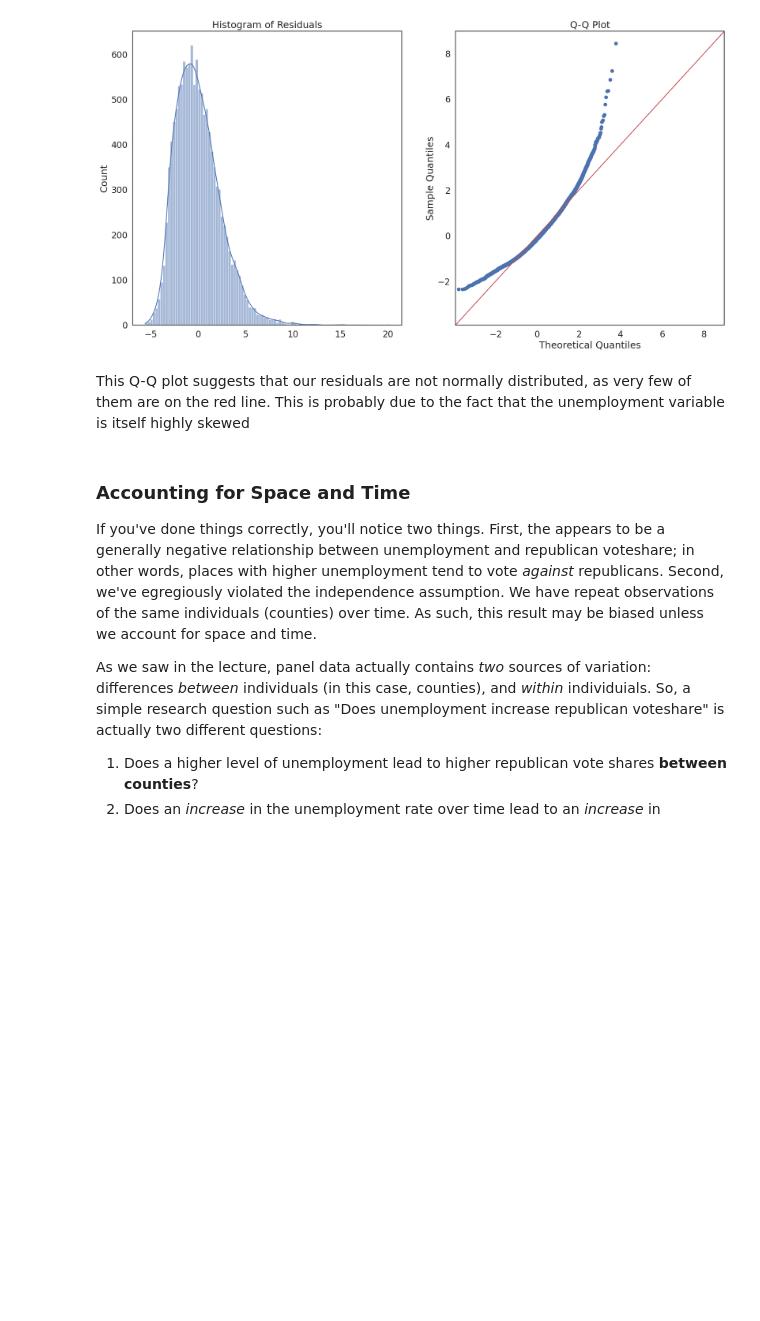
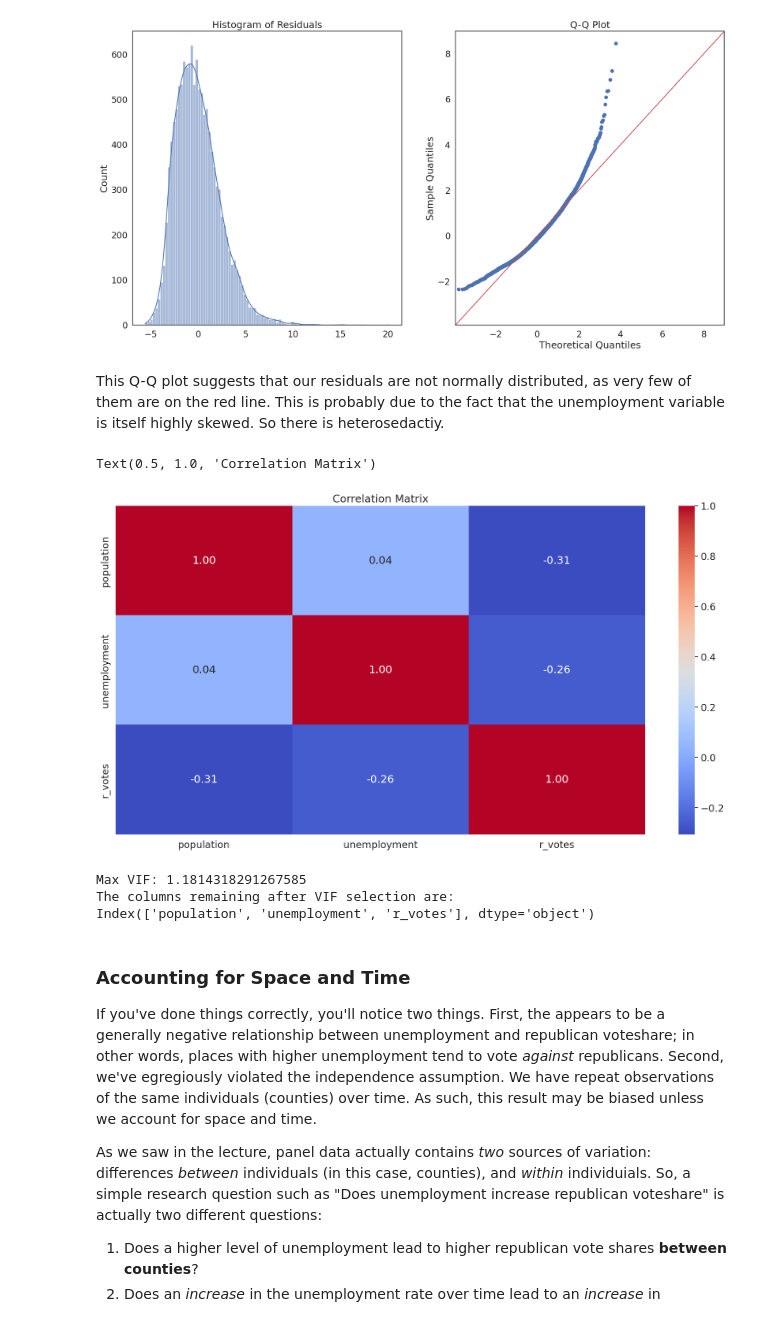
Before and after one commit to camilletulipe06-wq/QM-2, a Jupyter notebook: notebooks/W08. Diff-in-Diff.ipynb, the cells around one changed output. Drawn from its saved outputs; the diff is of its cells as text; code cells hidden in the pictures; blank space fills up the shorter version.

```diff
--- a/notebooks/W08. Diff-in-Diff.ipynb
+++ b/notebooks/W08. Diff-in-Diff.ipynb
@@ -174,4 +176,16 @@ plt.show()
 # %% [output]
 [figure]
 # %% [markdown]
-This Q-Q plot suggests that our residuals are not normally distributed, as very few of them are on the red line. This is probably due to the fact that the unemployment variable is itself highly skewed
+This Q-Q plot suggests that our residuals are not normally distributed, as very few of them are on the red line. This is probably due to the fact that the unemployment variable is itself highly skewed. So there is heterosedactiy.
+# %%
+# correlation matrix
+
+sns.heatmap(df_c[['population','unemployment','r_votes']].corr(),
+            annot=True,
+            fmt=".2f",
+            cmap='coolwarm')
+
+plt.title('Correlation Matrix')
+# %% [output]
+Text(0.5, 1.0, 'Correlation Matrix')
+[figure, added]
@@ -178,3 +232,13 @@ This Q-Q plot suggests that our residuals are not normally distributed, as very
+# %%
+ind_vars=['population','unemployment','r_votes']
+
+vif = drop_column_using_vif_(df_c[ind_vars], thresh=5)
+print("The columns remaining after VIF selection are:")
+print(vif.columns)
+# %% [output]
+Max VIF: 1.1814318291267585
+The columns remaining after VIF selection are:
+Index(['population', 'unemployment', 'r_votes'], dtype='object')
 # %% [markdown]
 
 ### Accounting for Space and Time
```
Also changed, not shown: parts of 2 cells of this notebook.
